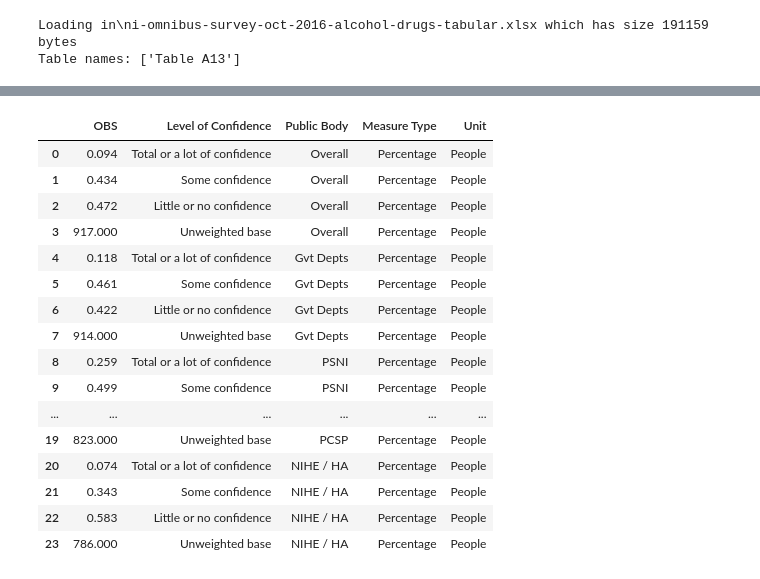
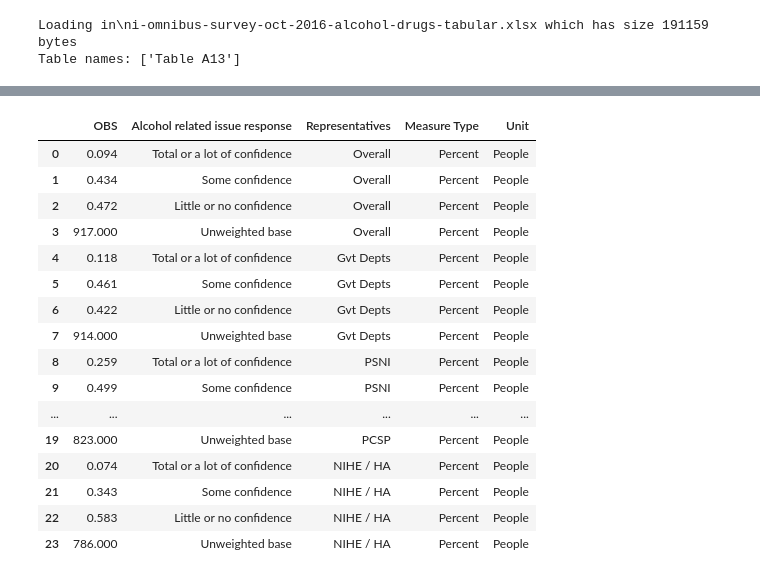
Before and after one commit to GSS-Cogs/DoJ-NI-Alcohol-Related-Issues, a Jupyter notebook: TableA13.ipynb, the cells around one changed output, grey strips where cells are left out. Cells and saved outputs as stored; diff of their text form; code cells hidden in the pictures.

```diff
--- a/TableA13.ipynb
+++ b/TableA13.ipynb
@@ -48,32 +48,32 @@ publicbody
 # %%
 Dimensions = [
-            HDim(Confidenceinwork,'Level of Confidence',DIRECTLY,ABOVE),
-            HDim(publicbody,'Public Body',DIRECTLY,LEFT),
-            HDimConst('Measure Type', 'Percentage'),
+            HDim(Confidenceinwork,'Alcohol related issue response',DIRECTLY,ABOVE),
+            HDim(publicbody,'Representatives',DIRECTLY,LEFT),
+            HDimConst('Measure Type', 'Percent'),
             HDimConst('Unit','People'),
             ]
 # %%
 c1 = ConversionSegment(observations, Dimensions, processTIMEUNIT=True)
 # savepreviewhtml(c1)
 # %%
-new_table = c1.topandas()
-new_table
+Final_table = c1.topandas()
+Final_table
 # %% [output]
-|  | OBS | Level of Confidence | Public Body | Measure Type | Unit |
-| 0 | 0.094 | Total or a lot of confidence | Overall | Percentage | People |
-| 1 | 0.434 | Some confidence | Overall | Percentage | People |
-| 2 | 0.472 | Little or no confidence | Overall | Percentage | People |
-| 3 | 917.000 | Unweighted base | Overall | Percentage | People |
-| 4 | 0.118 | Total or a lot of confidence | Gvt Depts | Percentage | People |
-| 5 | 0.461 | Some confidence | Gvt Depts | Percentage | People |
-| 6 | 0.422 | Little or no confidence | Gvt Depts | Percentage | People |
-| 7 | 914.000 | Unweighted base | Gvt Depts | Percentage | People |
-| 8 | 0.259 | Total or a lot of confidence | PSNI | Percentage | People |
-| 9 | 0.499 | Some confidence | PSNI | Percentage | People |
+|  | OBS | Alcohol related issue response | Representatives | Measure Type | Unit |
+| 0 | 0.094 | Total or a lot of confidence | Overall | Percent | People |
+| 1 | 0.434 | Some confidence | Overall | Percent | People |
+| 2 | 0.472 | Little or no confidence | Overall | Percent | People |
+| 3 | 917.000 | Unweighted base | Overall | Percent | People |
+| 4 | 0.118 | Total or a lot of confidence | Gvt Depts | Percent | People |
+| 5 | 0.461 | Some confidence | Gvt Depts | Percent | People |
+| 6 | 0.422 | Little or no confidence | Gvt Depts | Percent | People |
+| 7 | 914.000 | Unweighted base | Gvt Depts | Percent | People |
+| 8 | 0.259 | Total or a lot of confidence | PSNI | Percent | People |
+| 9 | 0.499 | Some confidence | PSNI | Percent | People |
 | ... | ... | ... | ... | ... | ... |
-| 19 | 823.000 | Unweighted base | PCSP | Percentage | People |
-| 20 | 0.074 | Total or a lot of confidence | NIHE / HA | Percentage | People |
-| 21 | 0.343 | Some confidence | NIHE / HA | Percentage | People |
-| 22 | 0.583 | Little or no confidence | NIHE / HA | Percentage | People |
-| 23 | 786.000 | Unweighted base | NIHE / HA | Percentage | People |
+| 19 | 823.000 | Unweighted base | PCSP | Percent | People |
+| 20 | 0.074 | Total or a lot of confidence | NIHE / HA | Percent | People |
+| 21 | 0.343 | Some confidence | NIHE / HA | Percent | People |
+| 22 | 0.583 | Little or no confidence | NIHE / HA | Percent | People |
+| 23 | 786.000 | Unweighted base | NIHE / HA | Percent | People |
 # %%
```
Also changed, not shown: parts of 22 cells of this notebook, 3 other files.
